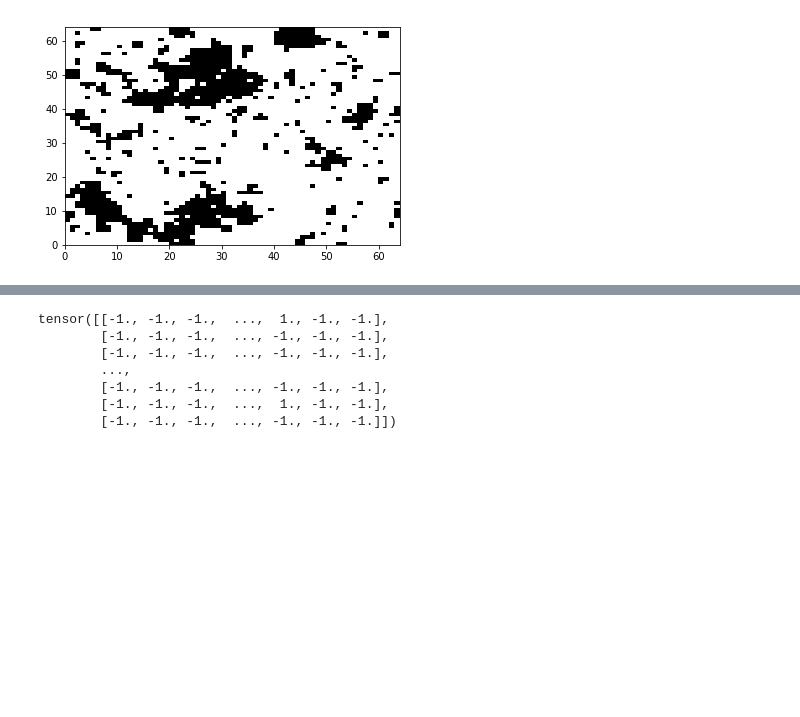
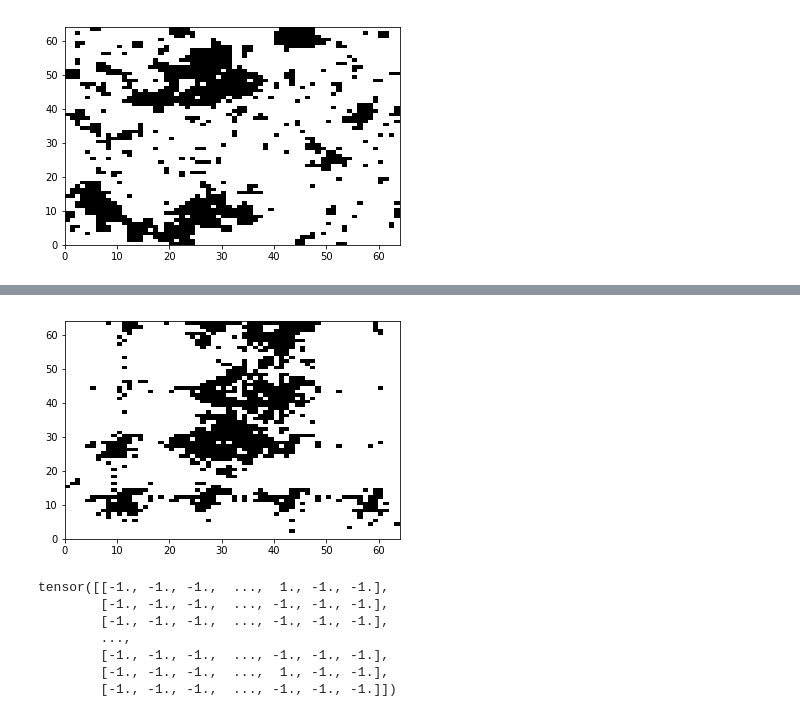
Before and after one commit to tliu26/Ising_dcgan, a Jupyter notebook: DCGAN0.ipynb, the cells around one changed output, grey strips where cells are left out. Saved outputs shown, nothing was run; the diff lists cells and outputs as text; code cells hidden in the pictures; blank space fills up the shorter version.

```diff
--- a/DCGAN0.ipynb
+++ b/DCGAN0.ipynb
@@ -394,3 +390,8 @@ step_f = Stepping()
+# %%
+plt.pcolormesh(step_f(fake[43].detach().cpu()[0]), cmap='binary')
+plt.show()
+# %% [output]
+[figure, added]
 # %%
 step_f(fake[12].detach().cpu()[0])
 # %% [output]
```
Also changed, not shown: parts of 21 cells of this notebook.
